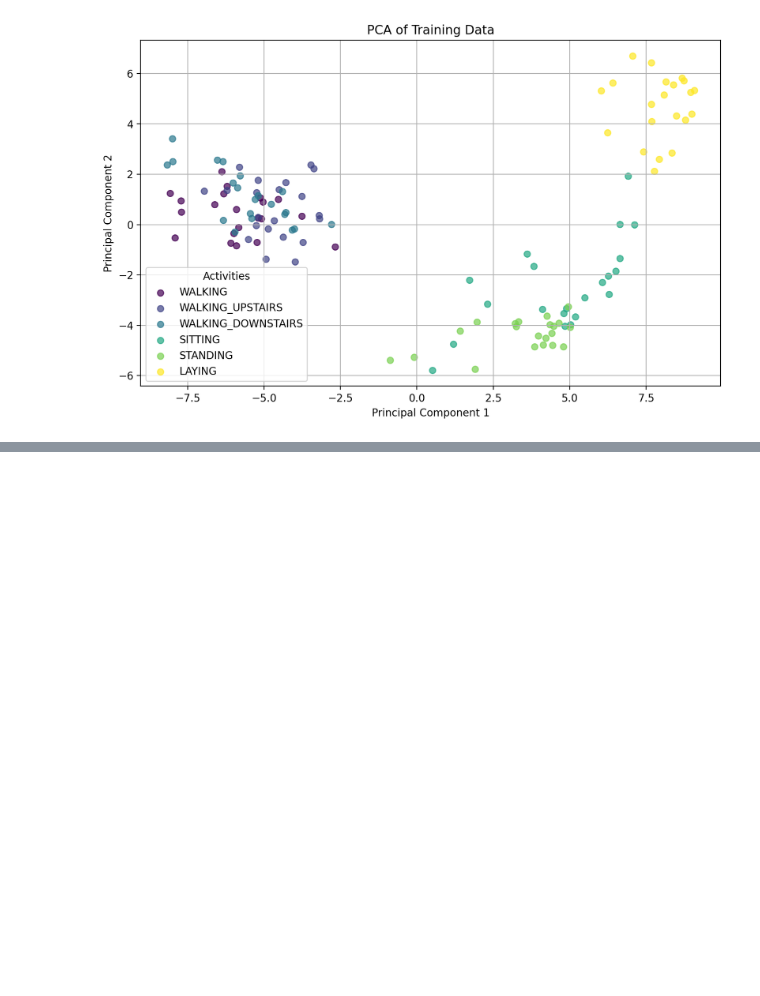
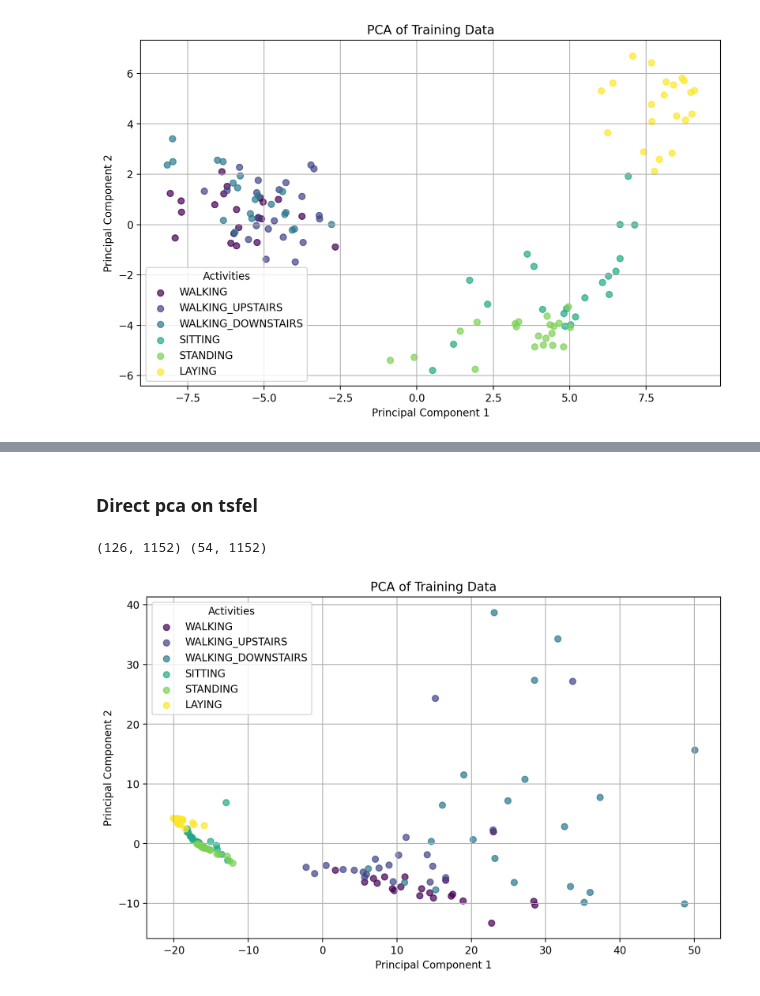
Before and after one commit to ShardulJunagade/ES-335-Assignment-1-2024-Fall, a Jupyter notebook: EDA/Q3.ipynb, the cells around one changed output, grey strips where cells are left out. Drawn from its saved outputs; the diff is of its cells as text; code cells hidden in the pictures; blank space fills up the shorter version.

```diff
--- a/EDA/Q3.ipynb
+++ b/EDA/Q3.ipynb
@@ -158,14 +146,17 @@ print(X_train_tsfel.shape , X_test_tsfel.shape)
 # %%
 # Normalising Features
 scaler = preprocessing.StandardScaler()
-nX_train = scaler.fit_transform(X_train_tsfel)
-nX_test = scaler.transform(X_test_tsfel)
+nX_train_tsfel = scaler.fit_transform(X_train_tsfel_modified)
+nX_test_tsfel = scaler.transform(X_test_tsfel_modified)
 print(X_train_tsfel.shape , X_test_tsfel.shape)
 
 pca = PCA(n_components=2)
-X_train_pca = pca.fit_transform(nX_train)
-X_test_pca = pca.transform(nX_test)
+X_train_tsfel_pca = pca.fit_transform(nX_train_tsfel)
+X_test_tsfel_pca = pca.transform(nX_test_tsfel)
 
-print("Shape of train data after PCA:", X_train_pca.shape)
-print("Shape of test data after PCA:", X_test_pca.shape)
+print("Shape of train data after PCA:", X_train_tsfel_pca.shape)
+print("Shape of test data after PCA:", X_test_tsfel_pca.shape)
+
+np.save('../FinalDataset/X_train_tsfel_pca.npy', X_train_tsfel_pca)
+np.save('../FinalDataset/X_test_tsfel_pca.npy', X_test_tsfel_pca)
 # %% [output]
@@ -181,7 +172,7 @@ plt.figure(figsize=(10, 6))
 # Plot each class
 for i, label in enumerate(unique_labels):
     mask = y_train == label
-    plt.scatter(X_train_pca[mask, 0], X_train_pca[mask, 1],
+    plt.scatter(X_train_tsfel_pca[mask, 0], X_train_tsfel_pca[mask, 1],
                 color=colors[i], label=classes[label], alpha=0.7)
 
 plt.title('PCA of Training Data')
@@ -196,0 +219,55 @@ plt.show()
+# %% [markdown]
+### Direct pca on tsfel
+# %%
+# Normalising Features
+
+
+
+from sklearn.feature_selection import VarianceThreshold
+from sklearn import preprocessing
+
+# Highly correlated features are removed
+corr_features = tsfel.correlated_features(X_train_tsfel)
+X_train_tsfel_updated = X_train_tsfel.drop(corr_features, axis=1)
+X_test_tsfel_updated = X_test_tsfel.drop(corr_features, axis=1)
+# X_test_tsfel.drop(corr_features, axis=1, inplace=True)
+print(X_train_tsfel_updated.shape , X_test_tsfel_updated.shape)
+
+# Remove low variance features
+selector = VarianceThreshold(threshold = 0.1) # default is 0
+X_train_tsfel_modified = selector.fit_transform(X_train_tsfel_updated)
+X_test_tsfel_modified = selector.transform(X_test_tsfel_updated)
+print(X_train_tsfel_modified.shape , X_test_tsfel.shape)
+
+
+scaler = preprocessing.StandardScaler()
+nX_train_tsfel = scaler.fit_transform(X_train_tsfel)
+nX_test_tsfel = scaler.transform(X_test_tsfel)
+print(X_train_tsfel.shape , X_test_tsfel.shape)
+
+pca = PCA(n_components=2)
+X_train_tsfel_pca_direct = pca.fit_transform(nX_train_tsfel)
+X_test_tsfel_pca_direct = pca.transform(nX_test_tsfel)
+
+# Create a color map
+colors = plt.cm.viridis(np.linspace(0, 1, len(unique_labels)))
+
+plt.figure(figsize=(10, 6))
+
+# Plot each class
+for i, label in enumerate(unique_labels):
+    mask = y_train == label
+    plt.scatter(X_train_tsfel_pca_direct[mask, 0], X_train_tsfel_pca_direct[mask, 1],
+                color=colors[i], label=classes[label], alpha=0.7)
+
+plt.title('PCA of Training Data')
+plt.xlabel('Principal Component 1')
+plt.ylabel('Principal Component 2')
+
+# Add legend
+plt.legend(title='Activities')
+plt.grid(True)
+plt.show()
+# %% [output]
+(126, 1152) (54, 1152)
+[figure, added]
```
Also changed, not shown: parts of 10 cells of this notebook, 6 other files.
